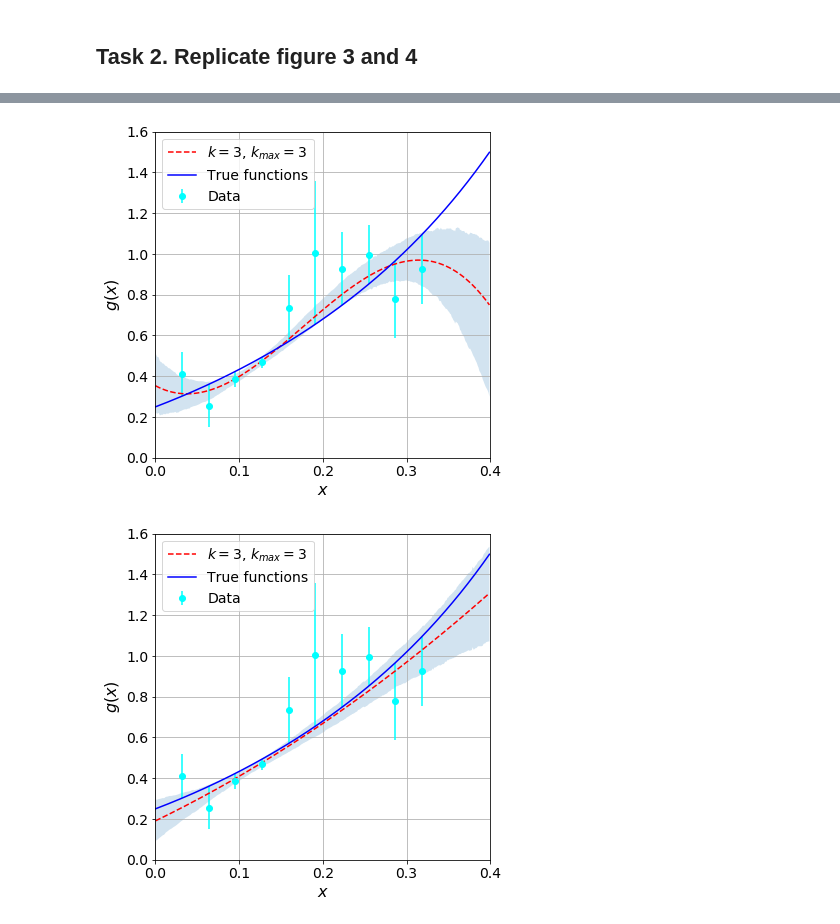
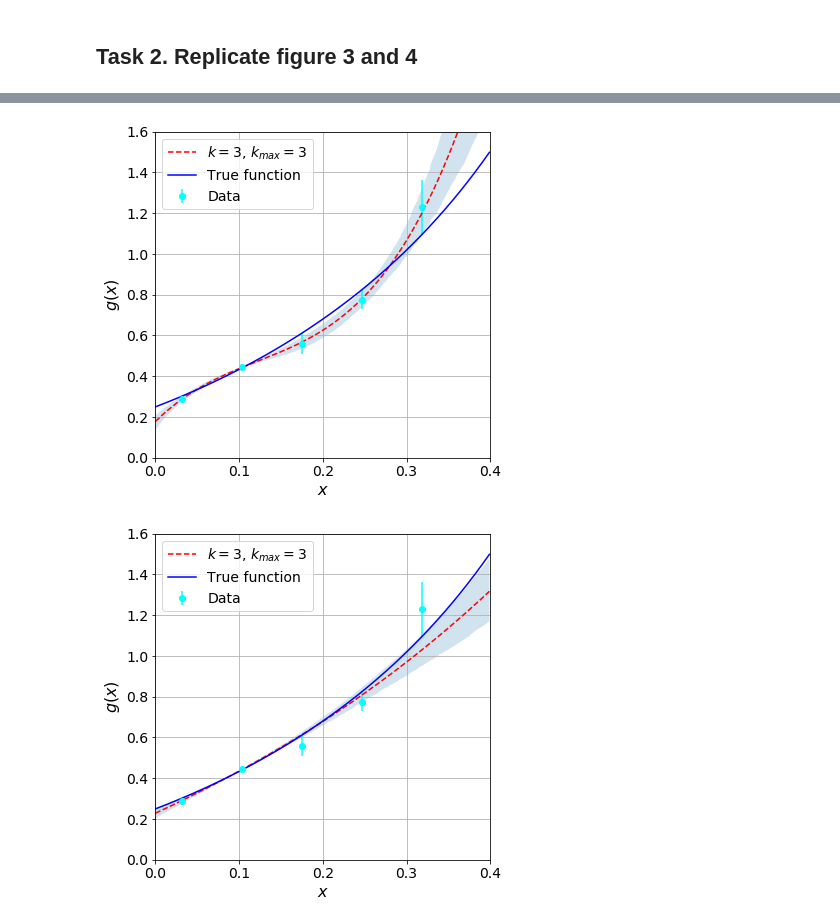
Before and after one commit to elindgren/lfd_project, a Jupyter notebook: Project 1 - basic task.ipynb, the cells around one changed output, grey strips where cells are left out. Cells and saved outputs as stored; diff of their text form; code cells hidden in the pictures.

```diff
--- a/Project 1 - basic task.ipynb
+++ b/Project 1 - basic task.ipynb
@@ -51,7 +53,7 @@ def load_data(file):
 
 
 file = 'D1_c_5.dat'
-#data = load_data(file)
+data = load_data(file)
 display(data)
 # %% [output]
 {'x': array([0.03183, 0.06366, 0.09549, 0.12732, 0.15915, 0.19099, 0.22282,
@@ -293,40 +295,40 @@ fig2, ax2 = plt.subplots(figsize=(6,6))
 # Plot the evaluation of the model based on the uniform prior
 ax1.plot(interval, y_mean_uniform, color='red', linestyle='--', label=r'$k=3$, $k_{max}=3$')
 ax1.fill_between(interval[:,0], y_lower_uniform, y_upper_uniform, alpha=0.2)
-ax1.plot(interval, true_function(interval), color='blue', label='True functions')
+ax1.plot(interval, true_function(interval), color='blue', label='True function')
 ax1.errorbar(x, d, yerr=sigma, color='cyan', marker='o', linestyle='None', label='Data')
 ax1.set_xlabel(r'$x$')
 ax1.set_ylabel(r'$g(x)$')
 ax1.set_xlim(0, 0.4)
 ax1.set_ylim(0, 1.6)
 ax1.legend(loc='best')
 ax1.grid()
 
 # Plot the evaluation of the model based on the naturalness prior
 ax2.plot(interval, y_mean_natural, color='red', linestyle='--', label=r'$k=3$, $k_{max}=3$')
 ax2.fill_between(interval[:,0], y_lower_natural, y_upper_natural, alpha=0.2)
-ax2.plot(interval, true_function(interval), color='blue', label='True functions')
+ax2.plot(interval, true_function(interval), color='blue', label='True function')
 ax2.errorbar(x, d, yerr=sigma, color='cyan', marker='o', linestyle='None', label='Data')
 ax2.set_xlabel(r'$x$')
 ax2.set_ylabel(r'$g(x)$')
 ax2.set_xlim(0, 0.4)
 ax2.set_ylim(0, 1.6)
 ax2.legend(loc='best')
 ax2.grid()
 
 # Set font size for figure
 plt.rc('font', size=14)          # controls default text sizes
 plt.rc('axes', titlesize=14)     # fontsize of the axes title
 plt.rc('axes', labelsize=16)    # fontsize of the x and y labels
 plt.rc('xtick', labelsize=14)    # fontsize of the tick labels
 plt.rc('ytick', labelsize=14)    # fontsize of the tick labels
 plt.rc('legend', fontsize=14)    # legend fontsize
 
 plt.show()
 
 # Save figures to png
 fig1.savefig(f'error_bands_uniform_{task_type}')
 fig2.savefig(f'error_bands_natural_{task_type}')
 # %% [output]
-[figure, old version]
+[figure, new version]
-[figure, old version]
+[figure, new version]
```
Also changed, not shown: parts of 5 cells of this notebook, 6 other files.
